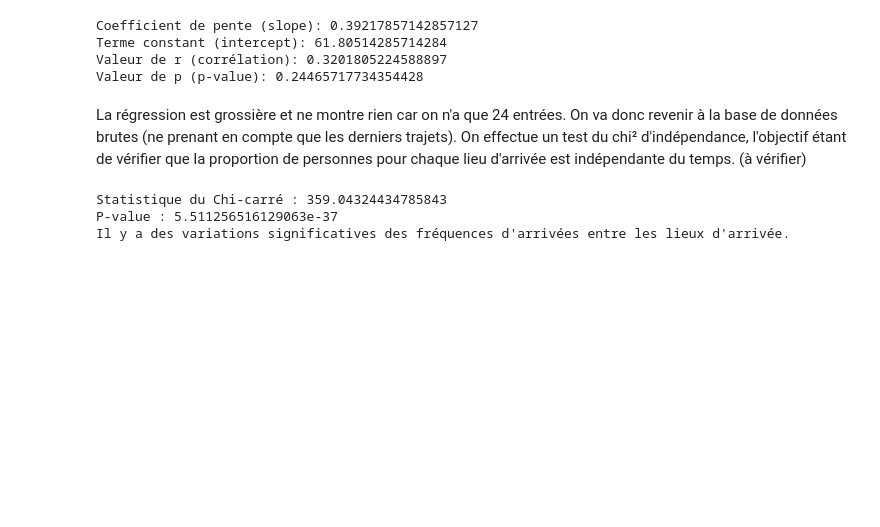
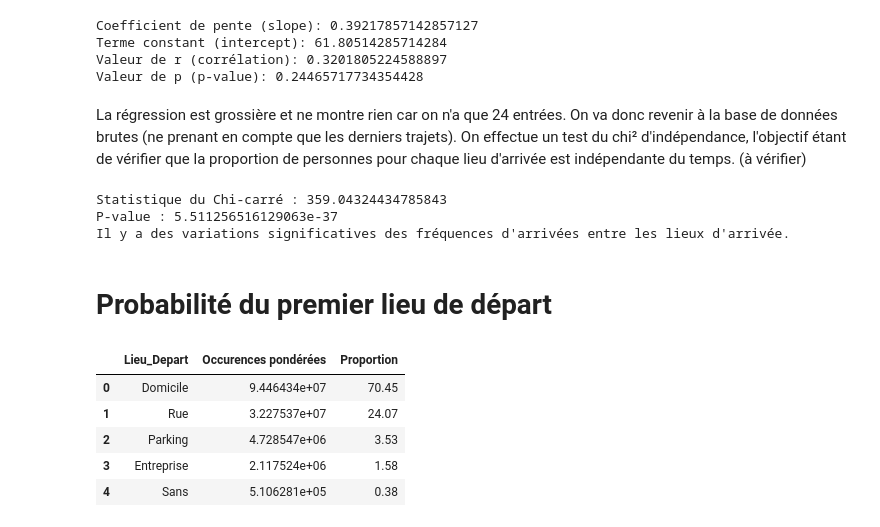
Before and after one commit to kilianguillon/Projet_statapp, a Jupyter notebook: script_main.ipynb, the cells around one changed output. Cells and saved outputs as stored; diff of their text form; code cells hidden in the pictures; blank space fills up the shorter version.

```diff
--- a/script_main.ipynb
+++ b/script_main.ipynb
@@ -328,3 +329,14 @@ else:
 Statistique du Chi-carré : 359.04324434785843
 P-value : 5.511256516129063e-37
 Il y a des variations significatives des fréquences d'arrivées entre les lieux d'arrivée.
+# %% [markdown]
+# Probabilité du premier lieu de départ
+# %%
+count_occ_pond(EMP_prems[EMP_prems["WE"]==0], "Lieu_Depart", "POND_JOUR") #lieu du premier départ en semaine
+# %% [output]
+|  | Lieu_Depart | Occurences pondérées | Proportion |
+| 0 | Domicile | 9.446434e+07 | 70.45 |
+| 1 | Rue | 3.227537e+07 | 24.07 |
+| 2 | Parking | 4.728547e+06 | 3.53 |
+| 3 | Entreprise | 2.117524e+06 | 1.58 |
+| 4 | Sans | 5.106281e+05 | 0.38 |
```
Also changed, not shown: parts of 22 cells of this notebook.
